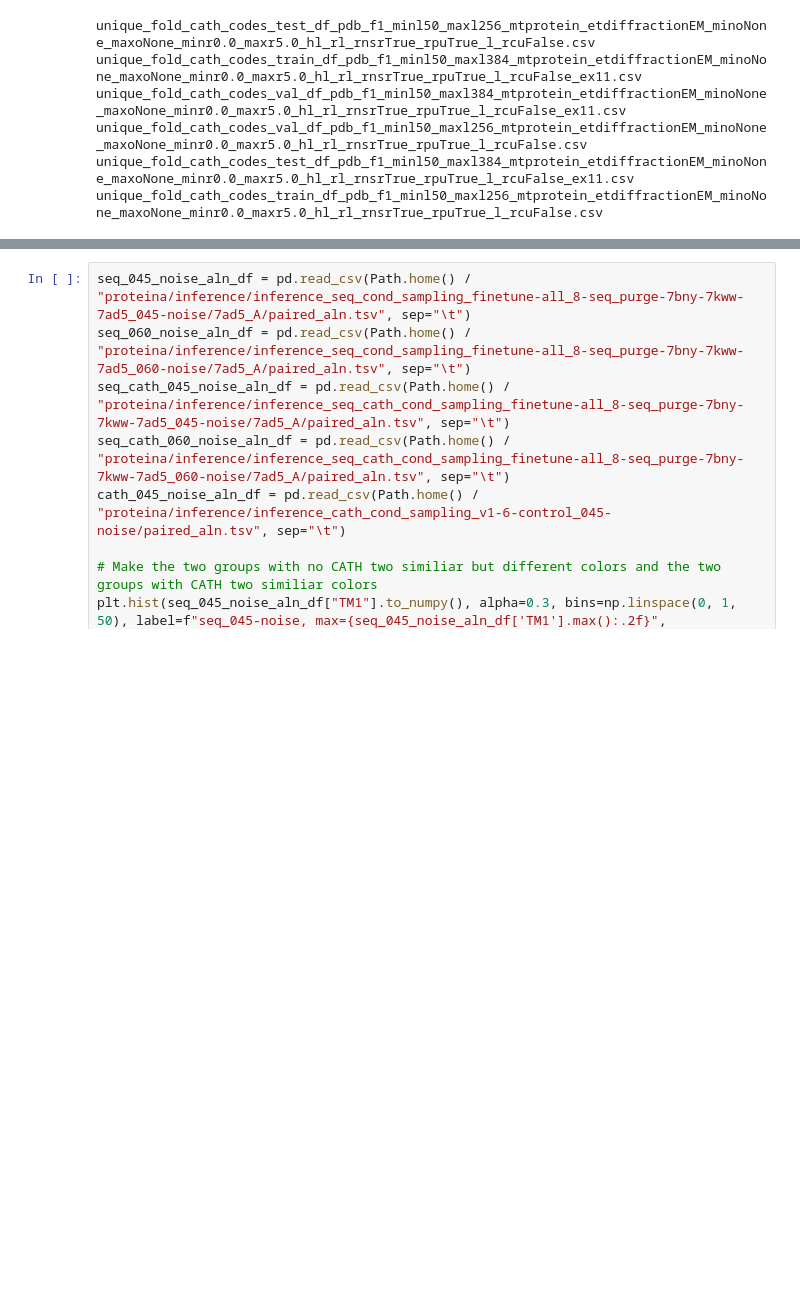
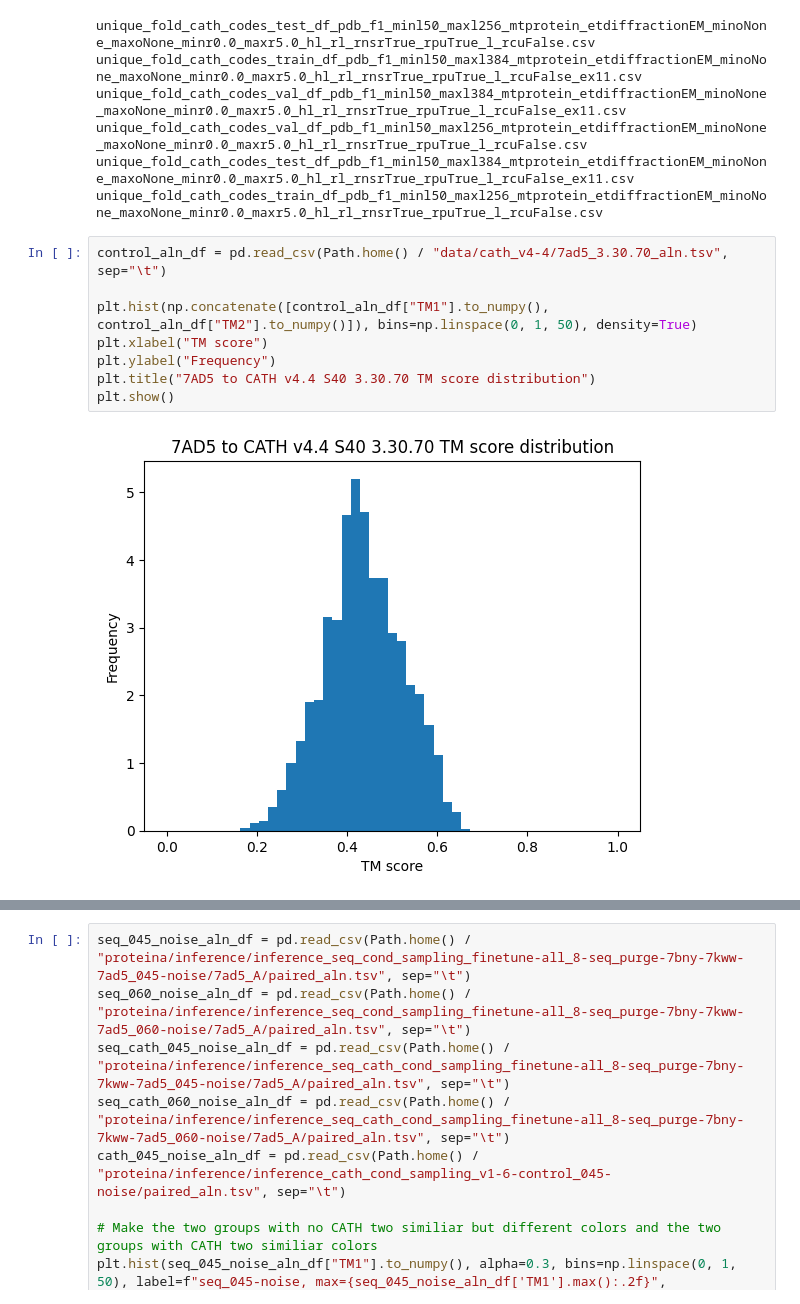
Before and after one commit to Yuwan3154/proteina, a Jupyter notebook: proteina.ipynb, the cells around one changed output, grey strips where cells are left out. Cells and saved outputs as stored; diff of their text form; blank space fills up the shorter version.

```diff
--- a/proteina.ipynb
+++ b/proteina.ipynb
@@ -123,6 +123,16 @@ unique_fold_cath_codes_val_df_pdb_f1_minl50_maxl384_mtprotein_etdiffractionEM_mi
 unique_fold_cath_codes_val_df_pdb_f1_minl50_maxl256_mtprotein_etdiffractionEM_minoNone_maxoNone_minr0.0_maxr5.0_hl_rl_rnsrTrue_rpuTrue_l_rcuFalse.csv
 unique_fold_cath_codes_test_df_pdb_f1_minl50_maxl384_mtprotein_etdiffractionEM_minoNone_maxoNone_minr0.0_maxr5.0_hl_rl_rnsrTrue_rpuTrue_l_rcuFalse_ex11.csv
 unique_fold_cath_codes_train_df_pdb_f1_minl50_maxl256_mtprotein_etdiffractionEM_minoNone_maxoNone_minr0.0_maxr5.0_hl_rl_rnsrTrue_rpuTrue_l_rcuFalse.csv
+# %%
+control_aln_df = pd.read_csv(Path.home() / "data/cath_v4-4/7ad5_3.30.70_aln.tsv", sep="\t")
+
+plt.hist(np.concatenate([control_aln_df["TM1"].to_numpy(), control_aln_df["TM2"].to_numpy()]), bins=np.linspace(0, 1, 50), density=True)
+plt.xlabel("TM score")
+plt.ylabel("Frequency")
+plt.title("7AD5 to CATH v4.4 S40 3.30.70 TM score distribution")
+plt.show()
+# %% [output]
+[figure, added]
 # %%
 control_aln_df = pd.read_csv(Path.home() / "cath_v4-4_3.70.70_aln.tsv", sep="\t")
 
```
Also changed, not shown: parts of 4 cells of this notebook, 8 other files.
